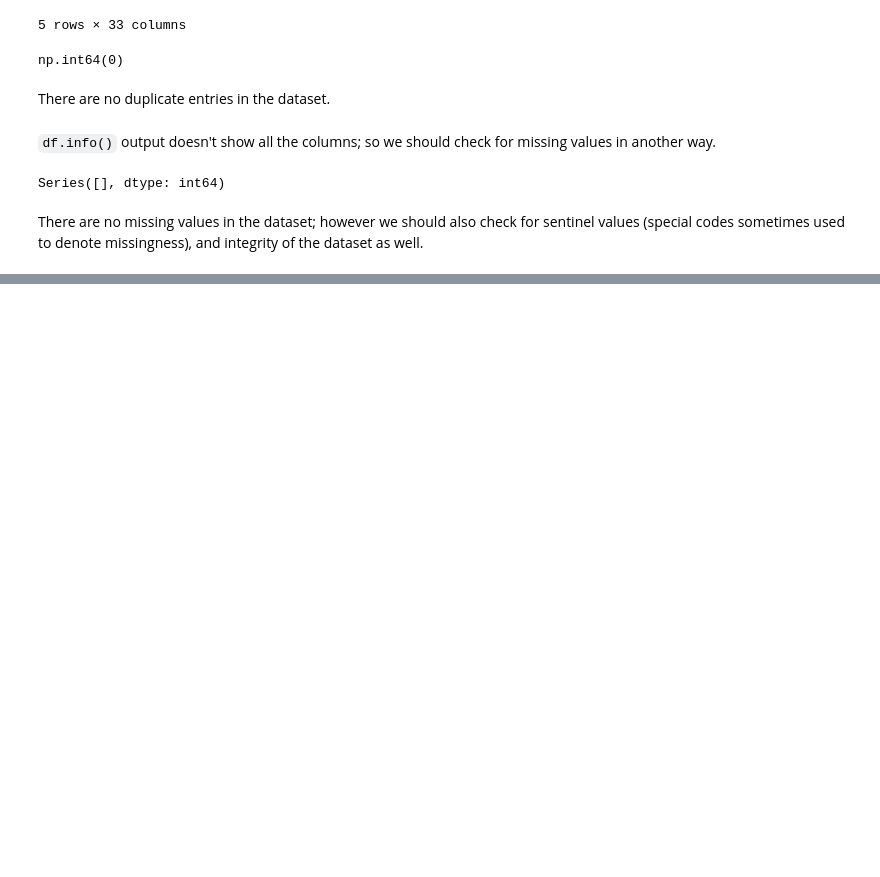
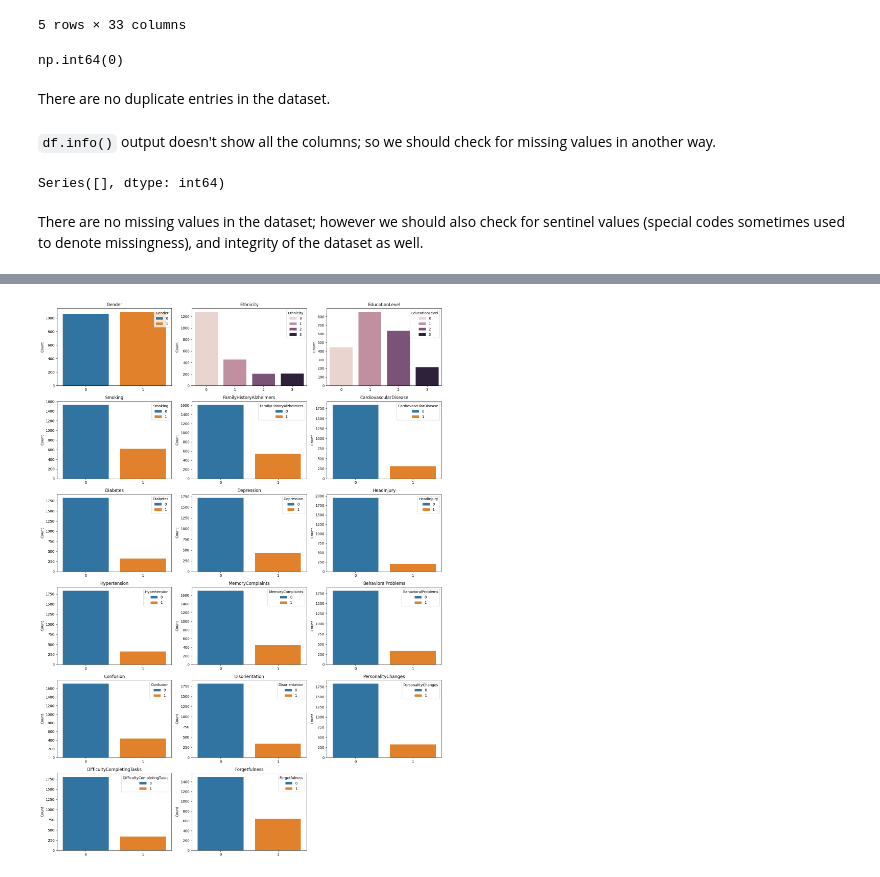
Before and after one commit to mtfattahpour/alzheimer-ml-classification, a Jupyter notebook: analysis.ipynb, the cells around one changed output, grey strips where cells are left out. Saved outputs shown, nothing was run; the diff lists cells and outputs as text; code cells hidden in the pictures; blank space fills up the shorter version.

```diff
--- a/analysis.ipynb
+++ b/analysis.ipynb
@@ -158,0 +212,41 @@ for col, rule in validation_rules.items():
+# %%
+categorical_features = [
+    'Gender', 'Ethnicity', 'EducationLevel', 'Smoking', 'FamilyHistoryAlzheimers',
+    'CardiovascularDisease', 'Diabetes', 'Depression', 'HeadInjury', 'Hypertension',
+    'MemoryComplaints', 'BehavioralProblems', 'Confusion', 'Disorientation',
+    'PersonalityChanges', 'DifficultyCompletingTasks', 'Forgetfulness'
+]
+
+# nrows = int(np.ceil(len(categorical_features)/3))
+# fig, axes = plt.subplots(ncols=3, nrows=nrows, figsize=(16, 22))
+# axes = axes.flatten()
+
+# for i, col in enumerate(categorical_features):
+#     counts = df[col].value_counts()
+#     axes[i].pie(counts.values, labels=counts.index, autopct='%1.1f%%')
+#     axes[i].set_title(col)
+
+# # remove unused subplot cells
+# for j in range(len(categorical_features), len(axes)):
+#     fig.delaxes(axes[j])
+
+# plt.tight_layout()
+# plt.show()
+# %%
+nrows = int(np.ceil(len(categorical_features)/3))
+fig, axes = plt.subplots(ncols=3, nrows=nrows, figsize=(16, 22))
+axes = axes.flatten()
+
+for i, col in enumerate(categorical_features):
+    sns.countplot(x=col, data=df, ax=axes[i], hue=col)
+    axes[i].set_title(col)
+    axes[i].set_xlabel('')
+    axes[i].set_ylabel('Count')
+
+for j in range(len(categorical_features), len(axes)):
+    fig.delaxes(axes[j])
+
+plt.tight_layout()
+plt.show()
+# %% [output]
+[figure, added]
```
Also changed, not shown: parts of 11 cells of this notebook.
